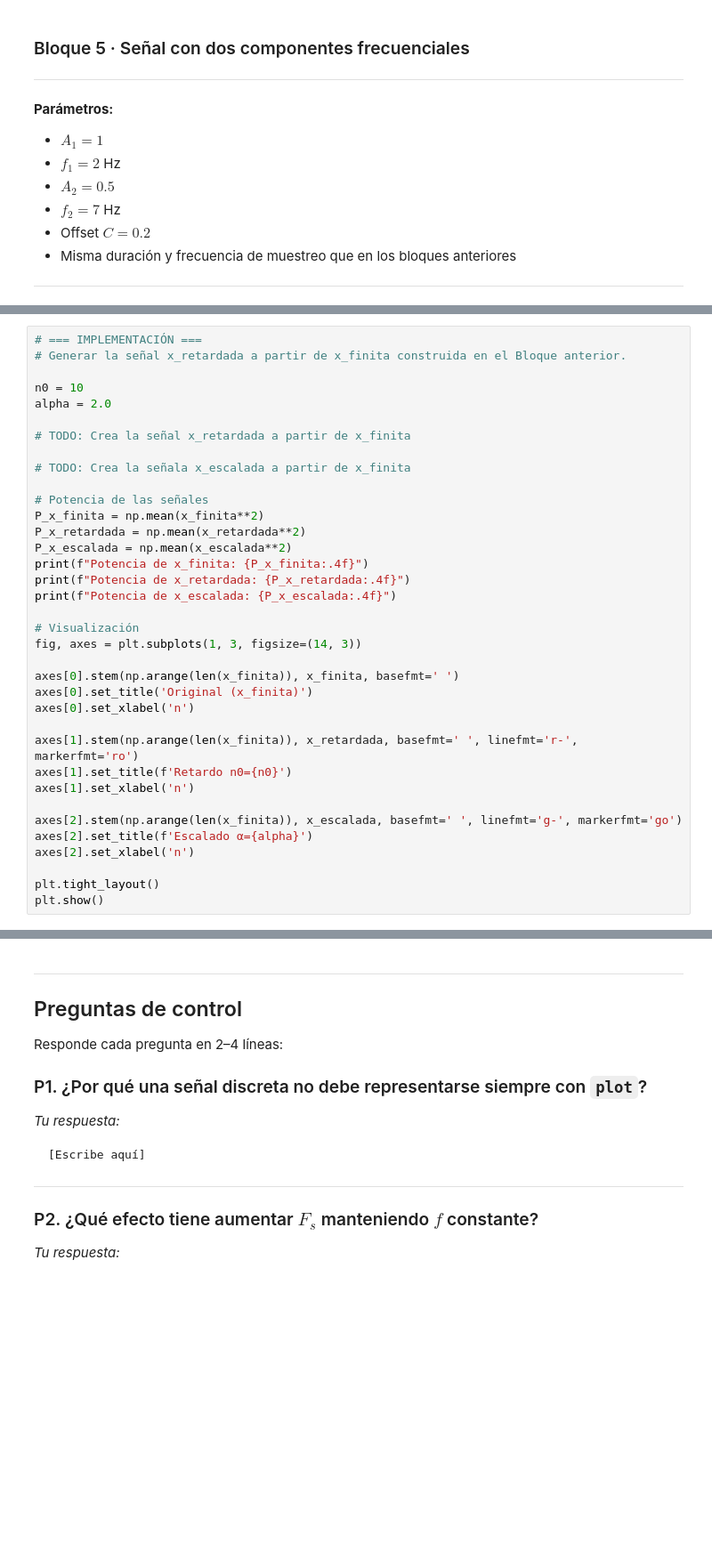
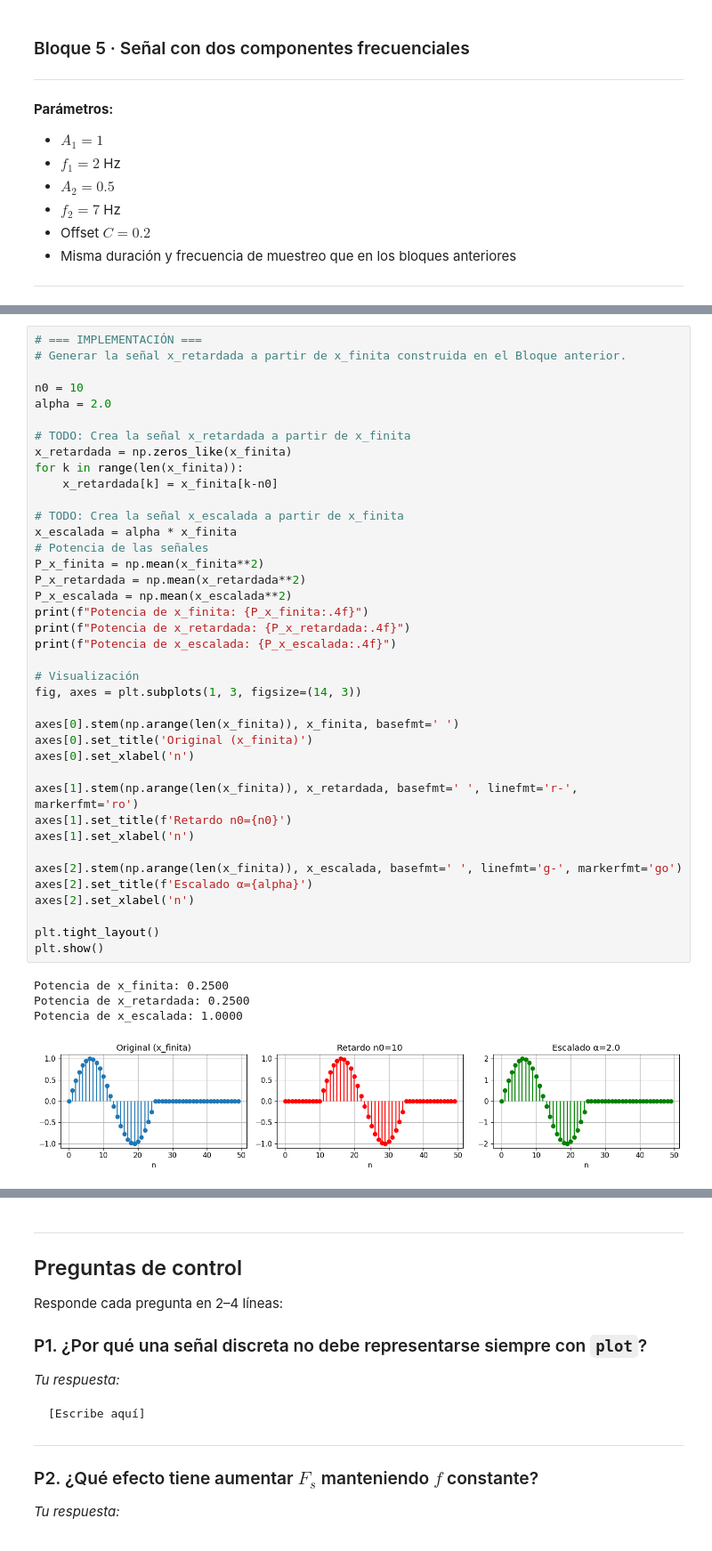
Before and after one commit to saul-perezs/Talleres_TI_GCED, a Jupyter notebook: notebooks/Taller_1_Senales_en_Python.ipynb, the cells around one changed output, grey strips where cells are left out. Shown at 89% size. Saved outputs shown, nothing was run; the diff lists cells and outputs as text; blank space fills up the shorter version.

```diff
--- a/notebooks/Taller_1_Senales_en_Python.ipynb
+++ b/notebooks/Taller_1_Senales_en_Python.ipynb
@@ -673,35 +695,43 @@ Aplicar un **desplazamiento** y **escalado** sobre una señal finita `x_finita`.
 n0 = 10
 alpha = 2.0
 
 # TODO: Crea la señal x_retardada a partir de x_finita
+x_retardada = np.zeros_like(x_finita)
+for k in range(len(x_finita)):
+    x_retardada[k] = x_finita[k-n0]
 
-# TODO: Crea la señala x_escalada a partir de x_finita
-
+# TODO: Crea la señal x_escalada a partir de x_finita
+x_escalada = alpha * x_finita
 # Potencia de las señales
 P_x_finita = np.mean(x_finita**2)
 P_x_retardada = np.mean(x_retardada**2)
 P_x_escalada = np.mean(x_escalada**2)
 print(f"Potencia de x_finita: {P_x_finita:.4f}")
 print(f"Potencia de x_retardada: {P_x_retardada:.4f}")
 print(f"Potencia de x_escalada: {P_x_escalada:.4f}")
 
 # Visualización
 fig, axes = plt.subplots(1, 3, figsize=(14, 3))
 
 axes[0].stem(np.arange(len(x_finita)), x_finita, basefmt=' ')
 axes[0].set_title('Original (x_finita)')
 axes[0].set_xlabel('n')
 
 axes[1].stem(np.arange(len(x_finita)), x_retardada, basefmt=' ', linefmt='r-', markerfmt='ro')
 axes[1].set_title(f'Retardo n0={n0}')
 axes[1].set_xlabel('n')
 
 axes[2].stem(np.arange(len(x_finita)), x_escalada, basefmt=' ', linefmt='g-', markerfmt='go')
 axes[2].set_title(f'Escalado α={alpha}')
 axes[2].set_xlabel('n')
 
 plt.tight_layout()
 plt.show()
+# %% [output]
+Potencia de x_finita: 0.2500
+Potencia de x_retardada: 0.2500
+Potencia de x_escalada: 1.0000
+[figure, added]
 # %%
 # Ejecuta esta celda para validar tu implementación.
 # === VALIDACIÓN ===
```
Also changed, not shown: parts of 13 cells of this notebook.
